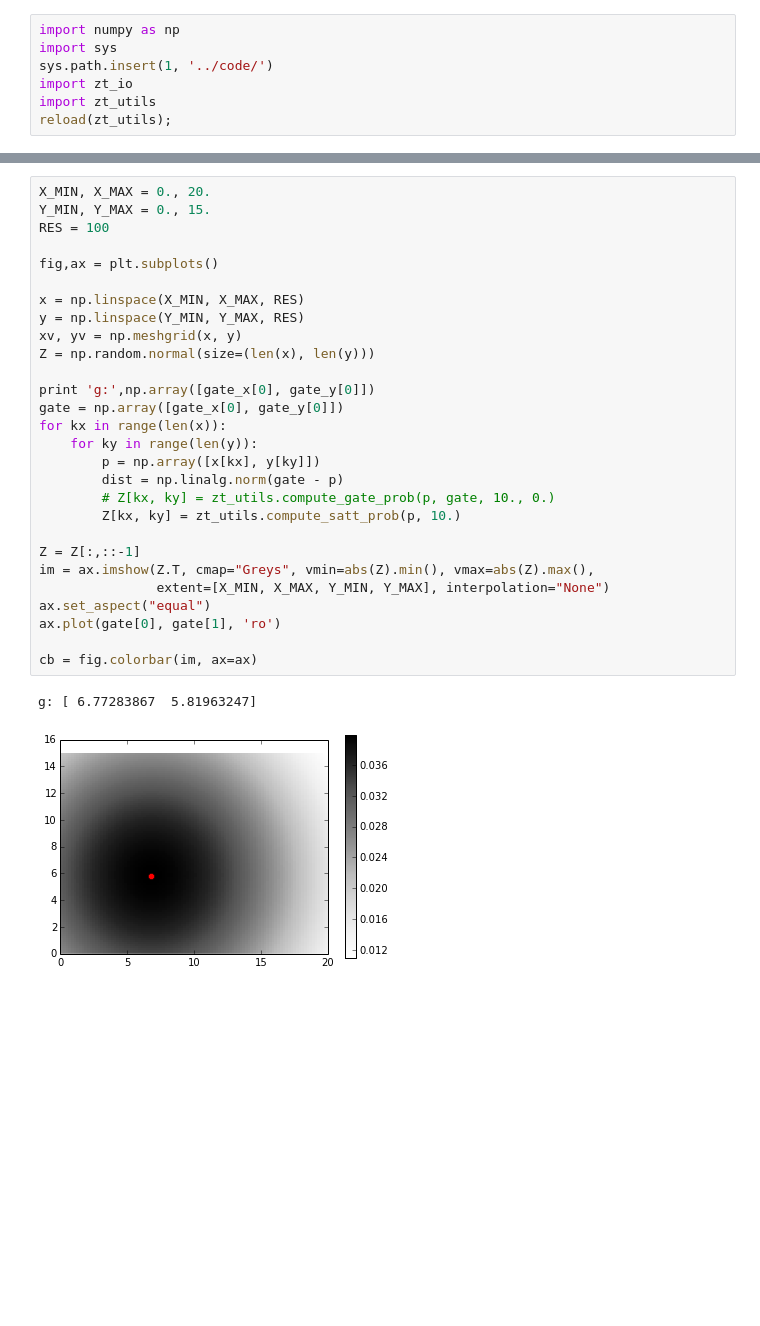
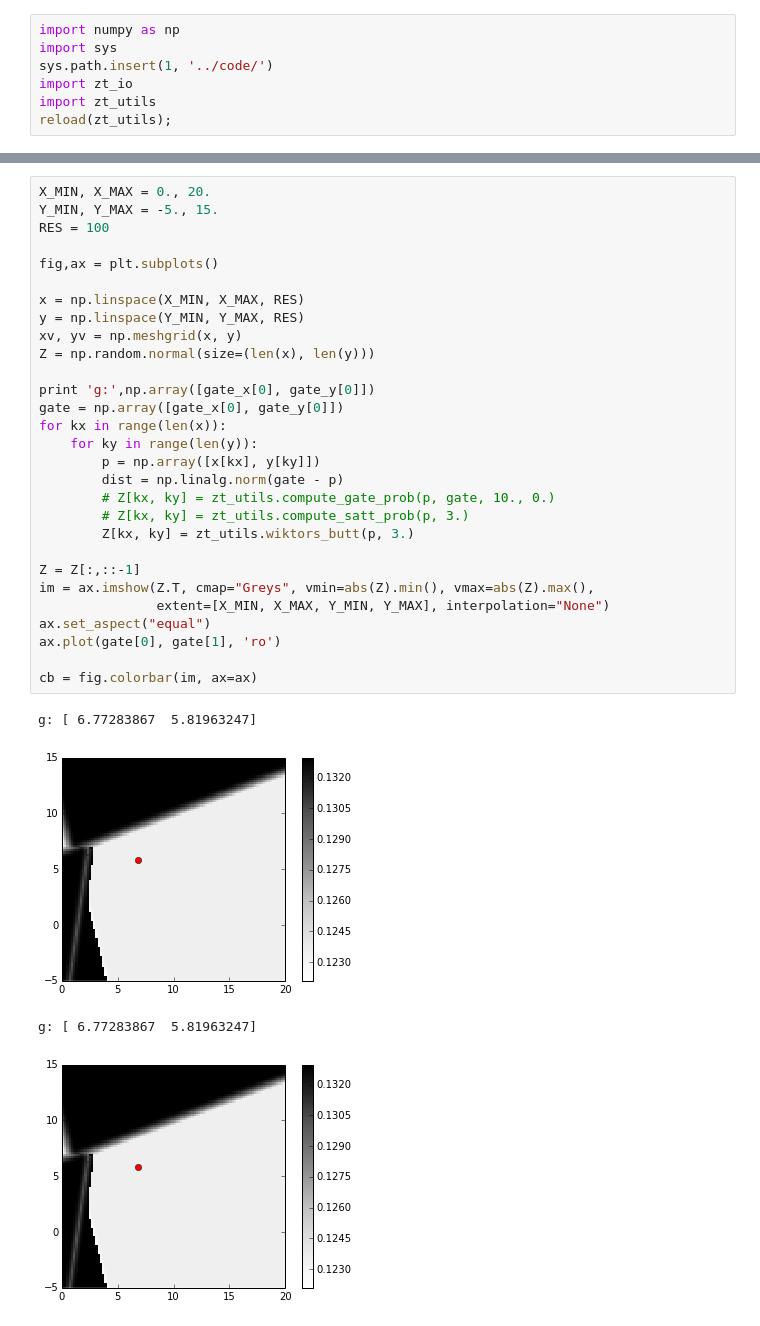
Before and after one commit to fatflake/preppy, a Jupyter notebook: teaser/nb/show_probs.ipynb, the cells around one changed output, grey strips where cells are left out. Drawn from its saved outputs; the diff is of its cells as text; blank space fills up the shorter version.

Commit message:
wiktor butt

```diff
--- a/teaser/nb/show_probs.ipynb
+++ b/teaser/nb/show_probs.ipynb
@@ -18,32 +20,35 @@ zt_io.plot_everything([spree_x, spree_y], [gate_x, gate_y], [sattelite_x, sattel
 [figure]
 # %%
 X_MIN, X_MAX = 0., 20.
-Y_MIN, Y_MAX = 0., 15.
+Y_MIN, Y_MAX = -5., 15.
 RES = 100
 
 fig,ax = plt.subplots()
 
 x = np.linspace(X_MIN, X_MAX, RES)
 y = np.linspace(Y_MIN, Y_MAX, RES)
 xv, yv = np.meshgrid(x, y)
 Z = np.random.normal(size=(len(x), len(y)))
 
 print 'g:',np.array([gate_x[0], gate_y[0]])
 gate = np.array([gate_x[0], gate_y[0]])
 for kx in range(len(x)):
     for ky in range(len(y)):
         p = np.array([x[kx], y[ky]])
         dist = np.linalg.norm(gate - p)
         # Z[kx, ky] = zt_utils.compute_gate_prob(p, gate, 10., 0.)
-        Z[kx, ky] = zt_utils.compute_satt_prob(p, 10.)
+        # Z[kx, ky] = zt_utils.compute_satt_prob(p, 3.)
+        Z[kx, ky] = zt_utils.wiktors_butt(p, 3.)
 
 Z = Z[:,::-1]
 im = ax.imshow(Z.T, cmap="Greys", vmin=abs(Z).min(), vmax=abs(Z).max(),
                extent=[X_MIN, X_MAX, Y_MIN, Y_MAX], interpolation="None")
 ax.set_aspect("equal")
 ax.plot(gate[0], gate[1], 'ro')
 
 cb = fig.colorbar(im, ax=ax)
 # %% [output]
 g: [ 6.77283867  5.81963247]
-[figure, old version]
+[figure, new version]
+g: [ 6.77283867  5.81963247]
+[figure, added]
```
Also changed, not shown: parts of 4 cells of this notebook, 1 other file.
